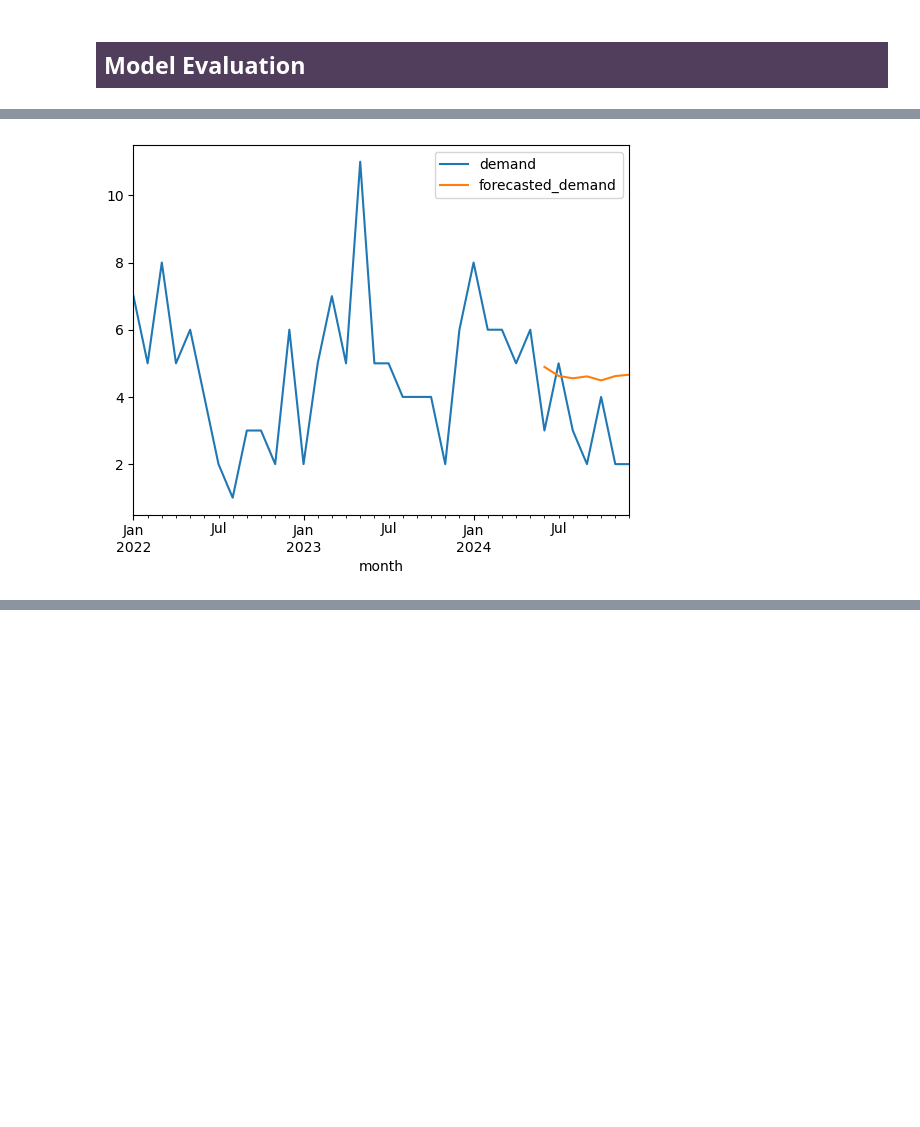
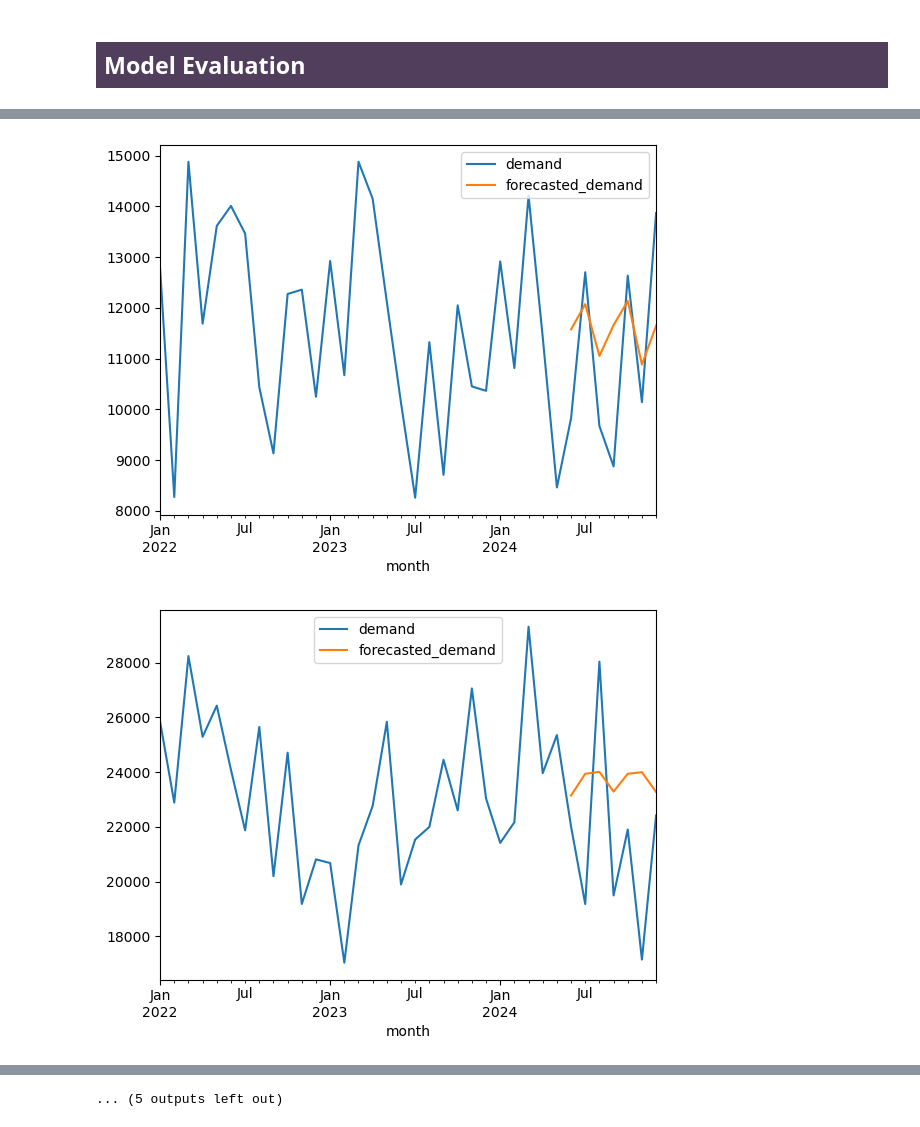
Before and after one commit to KubangPawis/hospital-inventory-demand-forecasting, a Jupyter notebook: demand_forecasting_arima.ipynb, the cells around one changed output, grey strips where cells are left out. Drawn from its saved outputs; the diff is of its cells as text; code cells hidden in the pictures; blank space fills up the shorter version.

Commit message:
feat(arima): streamline model building & model eval

```diff
--- a/demand_forecasting_arima.ipynb
+++ b/demand_forecasting_arima.ipynb
@@ -361,0 +276,9 @@ Warnings:
+# %%
+# Categorical One-Hot Encoding
+restock_df_model = restock_df1.copy()
+restock_df_model = pd.get_dummies(restock_df_model, columns=['ABC_category'], prefix='ABC')
+restock_df_model[['ABC_A', 'ABC_B', 'ABC_C']] = restock_df_model[['ABC_A', 'ABC_B', 'ABC_C']].astype(int)
+
+# Numerical Feature Scaling
+scaler = StandardScaler()
+restock_df_model[['restock_quantity']] = scaler.fit_transform(restock_df_model[['restock_quantity']])
@@ -378,17 +389,19 @@ pacf_res = plot_pacf(residuals)
 <h2 style="padding: 0.5rem; background-color: #513d5c; color: white;">Model Evaluation</h2>
 # %%
 # Forecast Future Demand
-future_steps = len(X_test)
-future_exog = pd.DataFrame({
-    'restock_quantity': [X['restock_quantity'].mean()] * future_steps,
-    'ABC_A': [X_train['ABC_A'].mean()] * future_steps,
-    'ABC_B': [X_train['ABC_B'].mean()] * future_steps,
-    'ABC_C': [X_train['ABC_C'].mean()] * future_steps
-})
+for item_name, model in item_arima_models.items():
+    X_train = item_X_data[item_name][1]
+    X_test = item_X_data[item_name][2]
+    future_steps = len(X_test)
+    future_exog = pd.DataFrame({
+        'restock_quantity': [X_train['restock_quantity'].mean()] * future_steps,
+        'ABC_A': [X_train['ABC_A'].mean()] * future_steps,
+        'ABC_B': [X_train['ABC_B'].mean()] * future_steps,
+        'ABC_C': [X_train['ABC_C'].mean()] * future_steps
+    })
 
-forecast = model_fit.forecast(steps=future_steps, exog=future_exog)
-
-
-print(f'ITEM NAME: {item_name}')
-print(forecast)
+    forecast = model.forecast(steps=future_steps, exog=future_exog)
+    print(f'ITEM NAME: {item_name}')
+    print(forecast)
+    item_X_data[item_name].append(forecast)
 # %% [output]
@@ -404,7 +425,12 @@ Freq: M, Name: predicted_mean, dtype: float64
 # %%
 # Forecast Actual vs Predicted
-X['forecasted_demand'] = [None]*len(X_train) + list(forecast)
-X[['demand', 'forecasted_demand']].plot()
-plt.show()
+for item_name, item_data in item_X_data.items():
+    X = item_data[0]
+    X_train = item_data[1]
+    forecast = item_data[3]
+    X['forecasted_demand'] = [None]*len(X_train) + list(forecast)
+    X[['demand', 'forecasted_demand']].plot()
+    plt.show()
 # %% [output]
-[figure, old version]
+[figure, new version]
+[figure, added]
@@ -411,3 +447,4 @@ plt.show()
+... (5 outputs left out)
 # %%
 def mean_absolute_percentage_error(y_actual, y_predicted):
     return np.mean(np.abs((y_actual - y_predicted) / y_actual)) * 100
```
Also changed, not shown: parts of 16 cells of this notebook.
